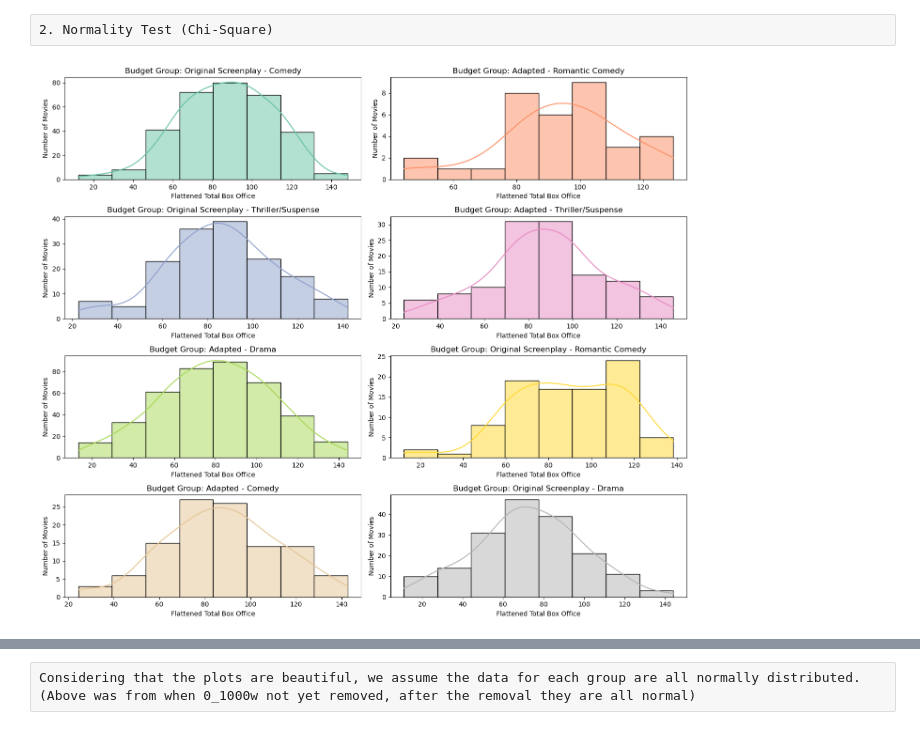
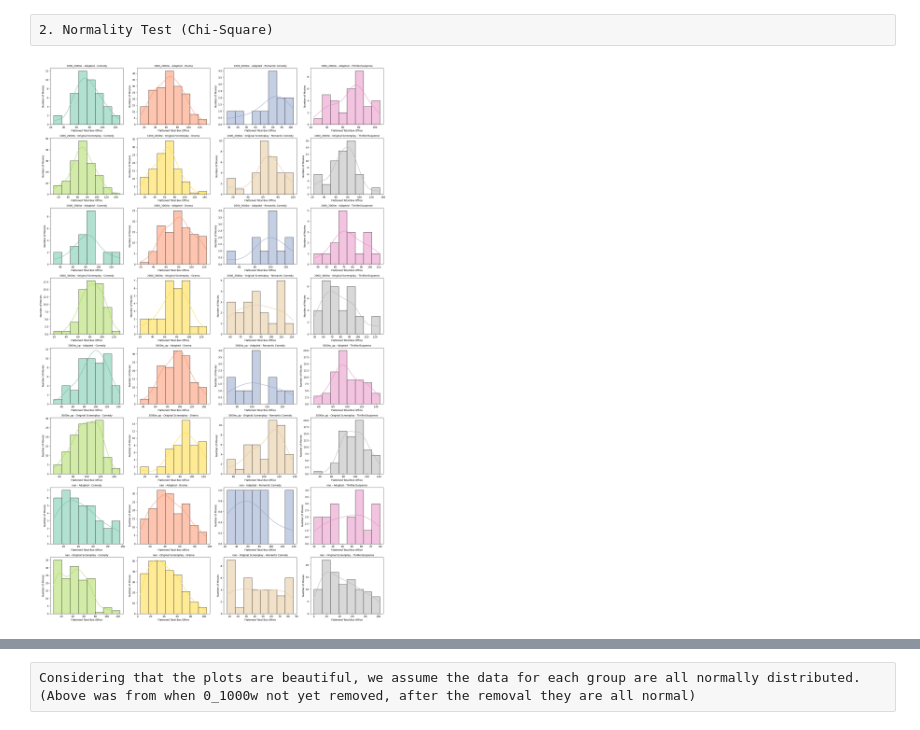
Before and after one commit to Ocean1029/Statistics_Final_Project, a Jupyter notebook: final_code_workspace/task_3.ipynb, the cells around one changed output, grey strips where cells are left out. Saved outputs shown, nothing was run; the diff lists cells and outputs as text; code cells hidden in the pictures.

```diff
--- a/final_code_workspace/task_3.ipynb
+++ b/final_code_workspace/task_3.ipynb
@@ -180,13 +218,0 @@ filtered_df['group_label'] = (
-# %%
-print(filtered_df['group_label'].unique())
-group_labels = ['Original Screenplay - Comedy', 'Adapted - Romantic Comedy',
- 'Original Screenplay - Thriller/Suspense', 'Adapted - Thriller/Suspense',
- 'Adapted - Drama', 'Original Screenplay - Romantic Comedy',
- 'Adapted - Comedy', 'Original Screenplay - Drama']
-group_shapes = {label: filtered_df[filtered_df['group_label'] == label].shape for label in group_labels}
-print()
-
-display(group_shapes)
-
-variances = {filtered_df["flattened_total_box_office"][filtered_df['group_label'] == label].std(ddof=1) for label in group_labels}
-display(variances)
@@ -213,0 +219,4 @@ display(variances)
+# %%
+print("\n📊 各組 flattened_total_box_office 標準差：")
+for label, var in variances.items():
+    print(f"{label:<50} : {var:.4f}")
@@ -214,24 +241,38 @@ display(variances)
 # %% [raw]
 2. Normality Test (Chi-Square)
 # %%
-# 畫每個組別的票房分布
-fig, axes = plt.subplots(4, 2, figsize=(14, 12))
+import math
+
+# 根據 group_labels 的長度決定圖的排列方式
+n_groups = len(group_labels)
+ncols = 4  # 每行顯示 3 圖
+nrows = math.ceil(n_groups / ncols)
+
+fig, axes = plt.subplots(nrows, ncols, figsize=(ncols * 5, nrows * 4))
 axes = axes.flatten()
 
+# 避免超出 palette 長度
+palette = sns.color_palette("Set2", n_colors=n_groups)
+
 for i, label in enumerate(group_labels):
+    data = filtered_df[filtered_df['group_label'] == label]
     sns.histplot(
-        data=filtered_df[filtered_df['group_label'] == label],
+        data=data,
         x='flattened_total_box_office',
         bins=8,
         kde=True,
         ax=axes[i],
-        color=sns.color_palette("Set2")[i]
+        color=palette[i]
     )
-    axes[i].set_title(f"Budget Group: {label}")
+    axes[i].set_title(label, fontsize=10)
     axes[i].set_xlabel("Flattened Total Box Office")
     axes[i].set_ylabel("Number of Movies")
 
+# 對於多餘的子圖格子進行清空處理
+for j in range(i + 1, len(axes)):
+    fig.delaxes(axes[j])
+
 plt.tight_layout()
 plt.show()
 # %% [output]
-[figure, old version]
+[figure, new version]
```
Also changed, not shown: parts of 12 cells of this notebook, 2 other files.
